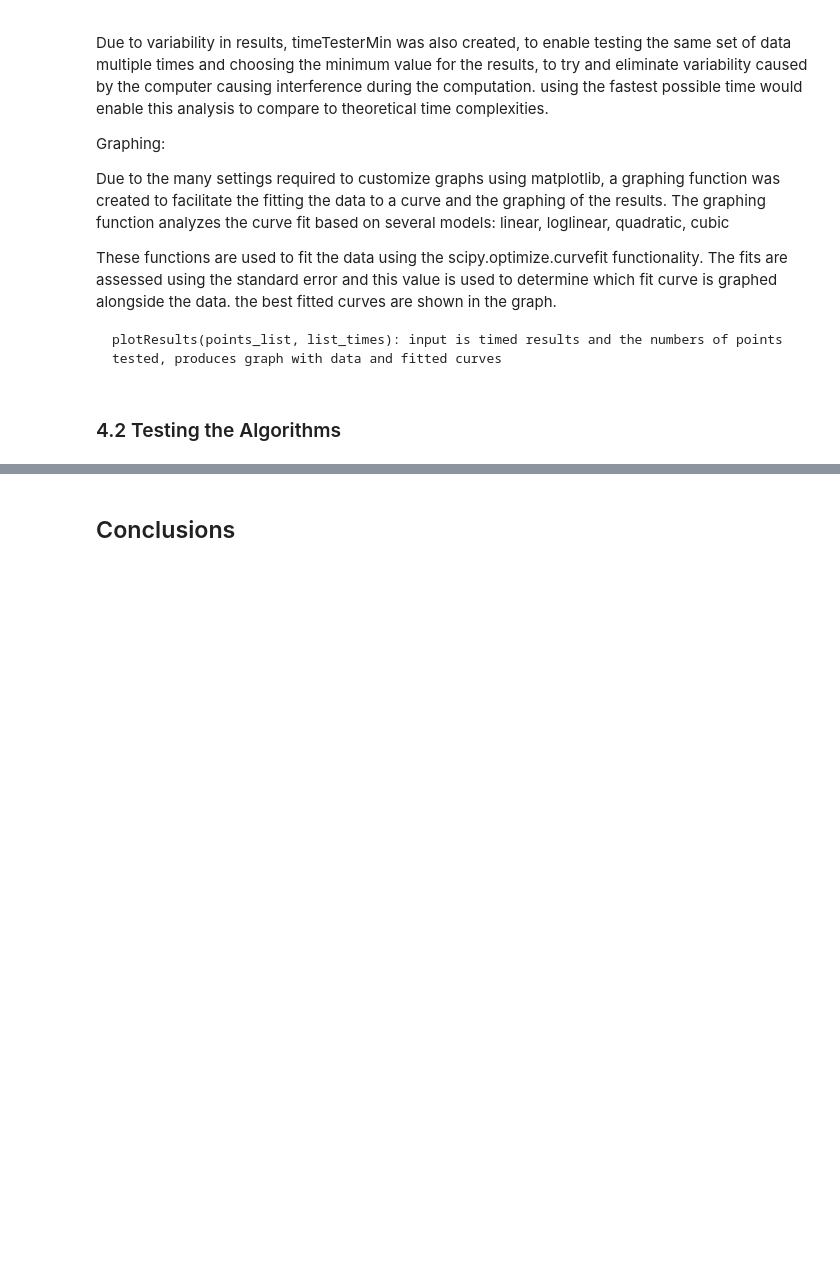
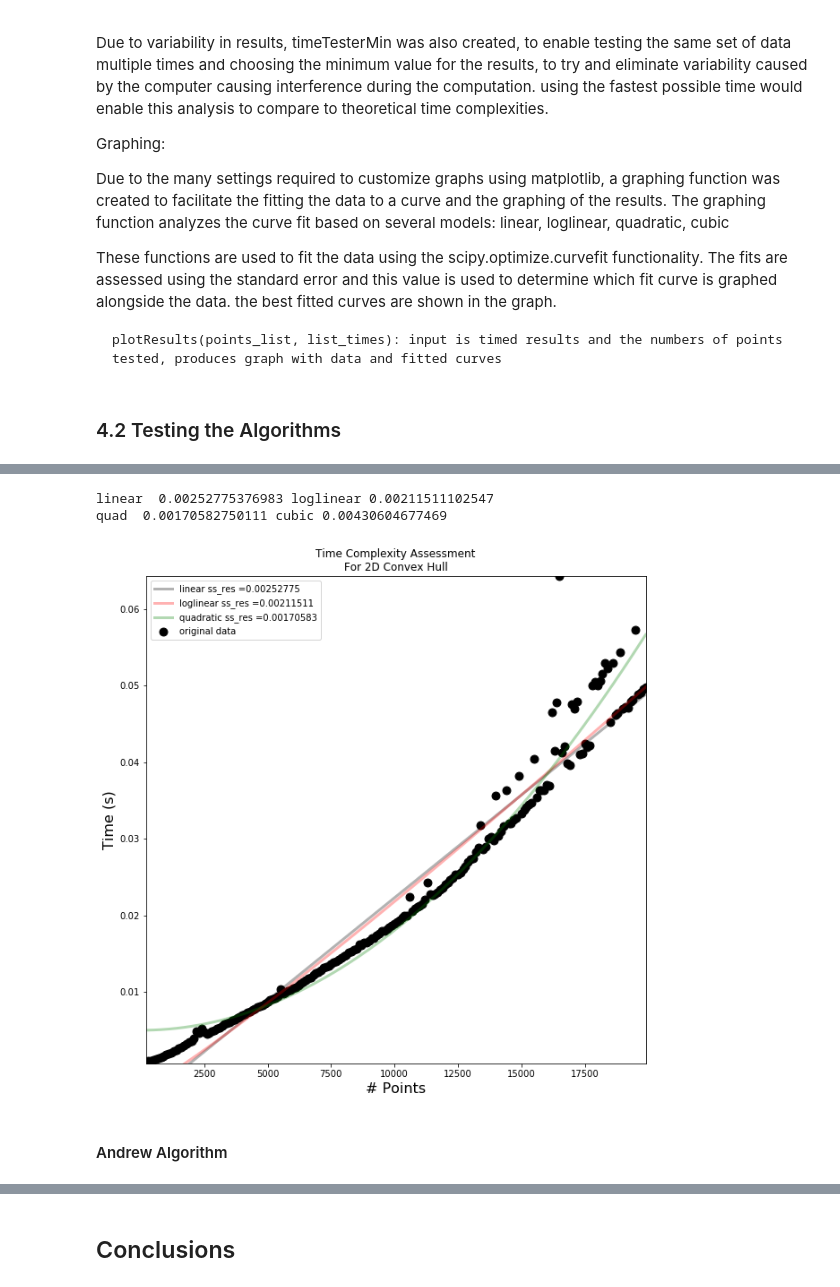
Before and after one commit to ajpagotto/ConvexHull, a Jupyter notebook: ConvexHull12.ipynb, the cells around one changed output, grey strips where cells are left out. Saved outputs shown, nothing was run; the diff lists cells and outputs as text; code cells hidden in the pictures; blank space fills up the shorter version.

```diff
--- a/ConvexHull12.ipynb
+++ b/ConvexHull12.ipynb
@@ -716 +744,13 @@ plotResults(points_list, list_times)
+# %%
+# testing quick hull with min of trial times to reduce variability
+
+points_list = np.arange(200, 20000, 100)
+list_times = timeTesterMin(randomOnHull, quickHull, points_list)
+plotResults(points_list, list_times)
+# %% [output]
+linear  0.00252775376983 loglinear 0.00211511102547
+quad  0.00170582750111 cubic 0.00430604677469
+[figure, added]
+# %% [markdown]
+#### Andrew Algorithm
 # %%
```
Also changed, not shown: parts of 37 cells of this notebook.
